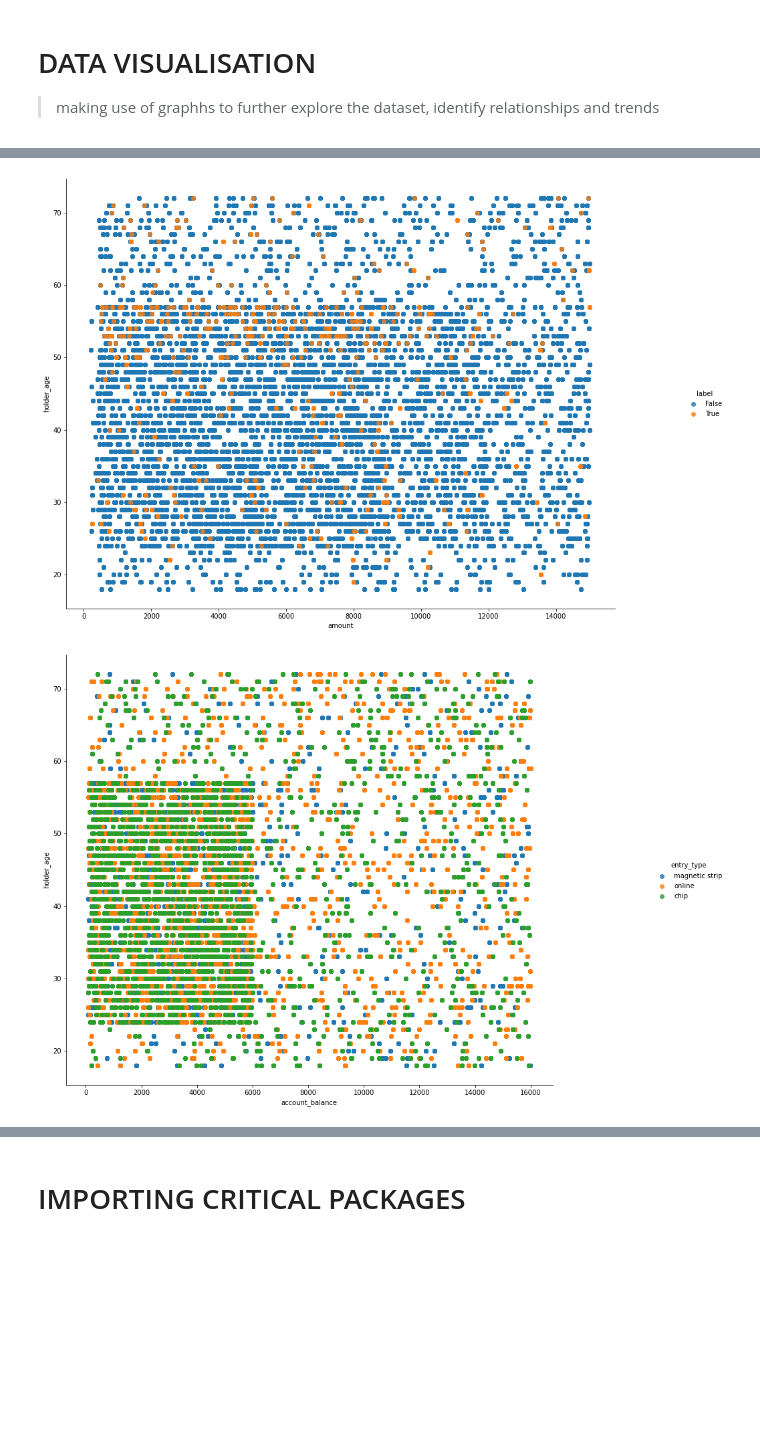
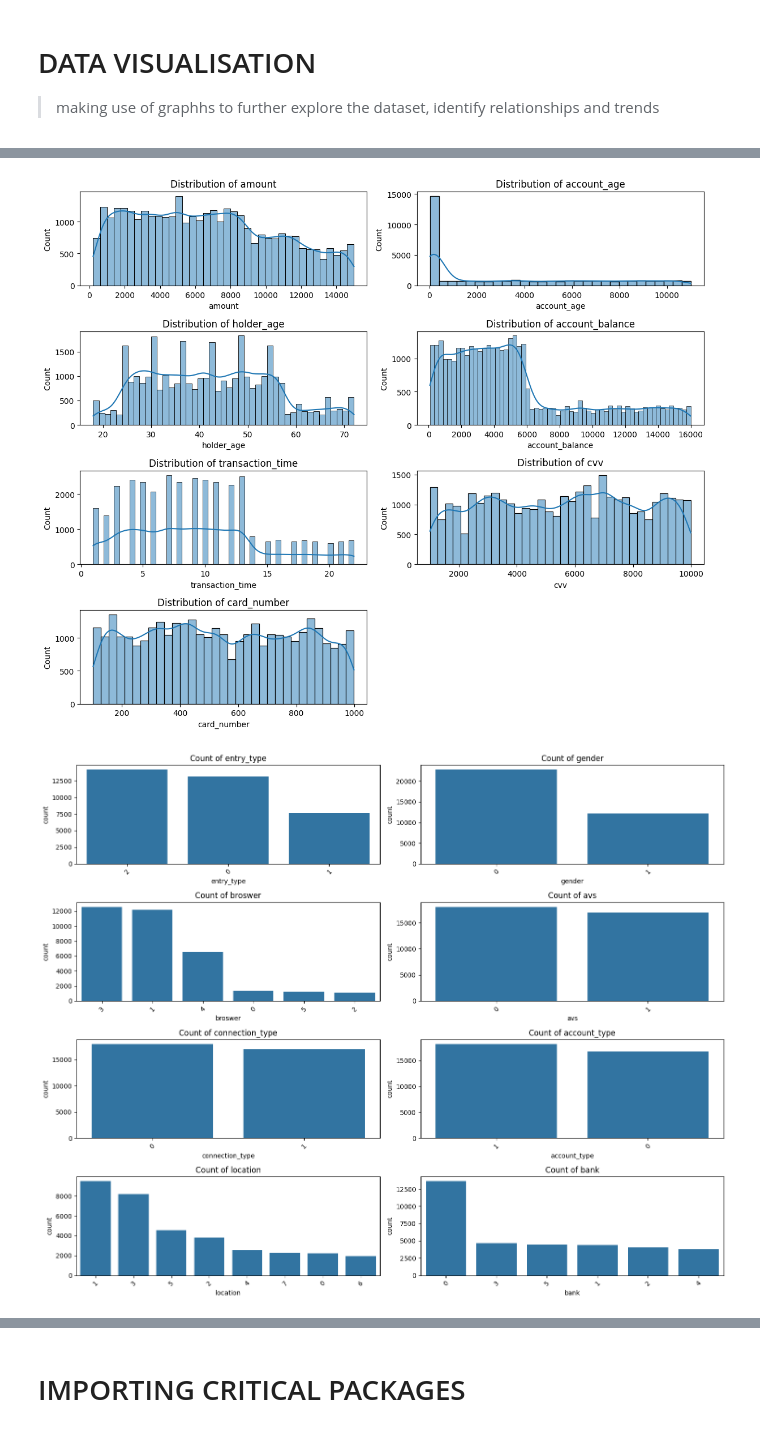
Before and after one commit to nyashaChiza/Real-Time-Credit-Card-Transaction-Fraud-Detection, a Jupyter notebook: Notebooks/HIT400 fraud Detection.ipynb, the cells around one changed output, grey strips where cells are left out. Cells and saved outputs as stored; diff of their text form; code cells hidden in the pictures; blank space fills up the shorter version.

```diff
--- a/Notebooks/HIT400 fraud Detection.ipynb
+++ b/Notebooks/HIT400 fraud Detection.ipynb
@@ -125,16 +104,56 @@ plt.show()
-# %%
-#data visualisation
-sns.lmplot('amount', 'holder_age', df, hue='label', fit_reg=False)
-fig = plt.gcf()
-fig.set_size_inches(15,10)
-plt.show()
-# %% [output]
-[figure, removed]
-# %%
-#data visualisation
-sns.lmplot('account_balance', 'holder_age', df, hue='entry_type', fit_reg=False)
-fig = plt.gcf()
-fig.set_size_inches(15,10)
-plt.show()
-# %% [output]
-[figure, removed]
+# %%
+
+# Data Cleaning: Convert numeric columns and fill invalid entries
+numeric_cols = ['amount', 'account_age', 'holder_age', 'account_balance', 'transaction_time', 'cvv', 'card_number']
+for col in numeric_cols:
+    df[col] = pd.to_numeric(df[col], errors='coerce').fillna(df[col].median())
+
+# Encode Categorical Data
+encoder = LabelEncoder()
+categorical_features = ['entry_type', 'gender', 'broswer', 'avs', 'connection_type', 'account_type', 'location', 'bank']
+for col in categorical_features:
+    df[col] = encoder.fit_transform(df[col])
+
+# Distribution of Numerical Features
+plt.figure(figsize=(12, 10))  # Adjusted layout for 7 numeric features
+for i, col in enumerate(numeric_cols):
+    plt.subplot(4, 2, i + 1)  # Changed grid size to fit all features
+    sns.histplot(df[col], kde=True)
+    plt.title(f'Distribution of {col}')
+plt.tight_layout()
+plt.show()
+
+# Count plots for categorical features
+plt.figure(figsize=(15, 12))
+for i, col in enumerate(categorical_features):
+    plt.subplot(4, 2, i + 1)
+    sns.countplot(data=df, x=col, order=df[col].value_counts().index)
+    plt.xticks(rotation=45)
+    plt.title(f'Count of {col}')
+plt.tight_layout()
+plt.show()
+
+# Correlation Heatmap
+plt.figure(figsize=(10, 6))
+correlation_matrix = df.corr()
+sns.heatmap(correlation_matrix, annot=True, cmap='coolwarm', fmt='.2f', linewidths=0.5)
+plt.title('Correlation Heatmap')
+plt.show()
+
+# Box Plot for Outlier Detection in Numeric Features
+plt.figure(figsize=(12, 10))  # Adjusted grid layout for 7 numeric features
+for i, col in enumerate(numeric_cols):
+    plt.subplot(4, 2, i + 1)
+    sns.boxplot(data=df, y=col)
+    plt.title(f'Box Plot for {col}')
+plt.tight_layout()
+plt.show()
+
+# Count Plot for Target Label
+df['label'] = df['label'].astype(str)  # Ensure 'label' is treated as a categorical feature
+sns.countplot(data=df, x='label', palette='Set2')
+plt.title('Distribution of Label')
+plt.show()
+# %% [output]
+[figure, added]
+[figure, added]
```
Also changed, not shown: parts of 24 cells of this notebook, 2 other files.
